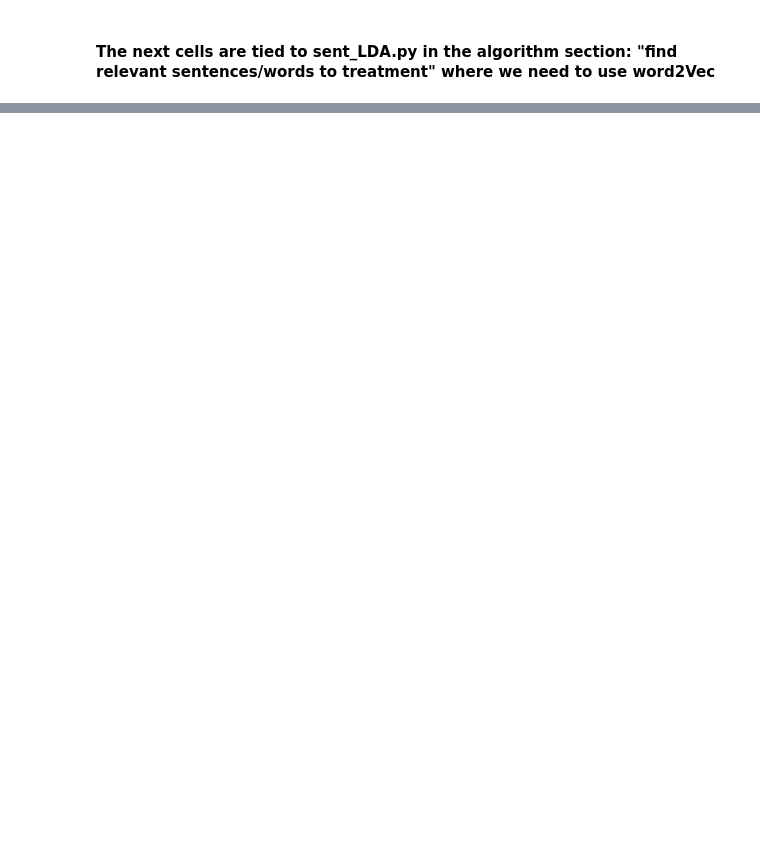
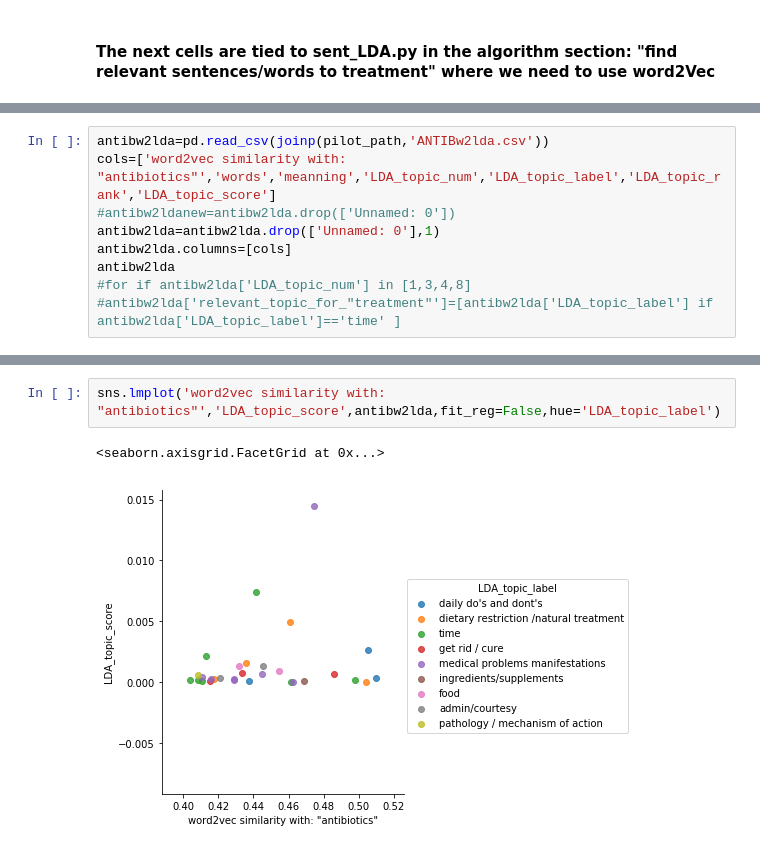
Before and after one commit to Erolino/Support_group_MD, a Jupyter notebook: draft/Candida_NLP_word2vec.ipynb, the cells around one changed output, grey strips where cells are left out. Drawn from its saved outputs; the diff is of its cells as text; blank space fills up the shorter version.

```diff
--- a/draft/Candida_NLP_word2vec.ipynb
+++ b/draft/Candida_NLP_word2vec.ipynb
@@ -550,0 +515,9 @@ successful           0.381
+# %%
+antibw2lda=pd.read_csv(joinp(pilot_path,'ANTIBw2lda.csv'))
+cols=['word2vec similarity with: "antibiotics"','words','meanning','LDA_topic_num','LDA_topic_label','LDA_topic_rank','LDA_topic_score']
+#antibw2ldanew=antibw2lda.drop(['Unnamed: 0'])
+antibw2lda=antibw2lda.drop(['Unnamed: 0'],1)
+antibw2lda.columns=[cols]
+antibw2lda
+#for if antibw2lda['LDA_topic_num'] in [1,3,4,8]
+#antibw2lda['relevant_topic_for_"treatment"']=[antibw2lda['LDA_topic_label'] if antibw2lda['LDA_topic_label']=='time' ]
@@ -550,0 +542,5 @@ successful           0.381
+# %%
+sns.lmplot('word2vec similarity with: "antibiotics"','LDA_topic_score',antibw2lda,fit_reg=False,hue='LDA_topic_label')
+# %% [output]
+<seaborn.axisgrid.FacetGrid at 0x...>
+[figure, added]
```
Also changed, not shown: parts of 48 cells of this notebook, 12 other files.
